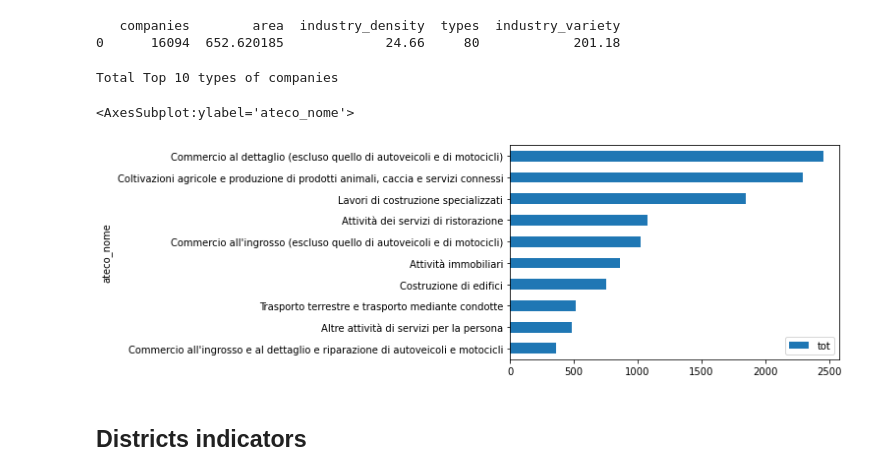
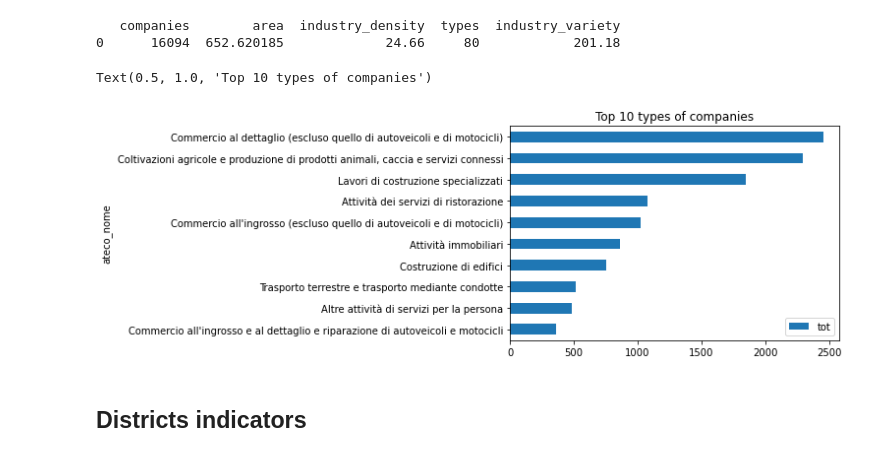
Before and after one commit to p-vale/citylife-indicators, a Jupyter notebook: industry-variety.ipynb, the cells around one changed output. Cells and saved outputs as stored; diff of their text form; code cells hidden in the pictures.

```diff
--- a/industry-variety.ipynb
+++ b/industry-variety.ipynb
@@ -175,13 +175,12 @@ print(ra)
 # %%
 variety_tot['tot'] = variety_tot['tot'].nlargest(n = 10) # mask top 10
 variety_tot = variety_tot.dropna( subset = ['tot'] ) # keep top 10
 variety_tot = variety_tot.sort_values( by = ['tot'] )
-print('Total Top 10 types of companies')
 variety_tot.plot.barh( x = 'ateco_nome', y = 'tot' )
+plt.title('Top 10 types of companies')
 # %% [output]
-Total Top 10 types of companies
+Text(0.5, 1.0, 'Top 10 types of companies')
-<AxesSubplot:ylabel='ateco_nome'>
-[figure, old version]
+[figure, new version]
 # %% [markdown]
 ## Districts indicators
 # %%
```
Also changed, not shown: parts of 6 cells of this notebook, 8 other files.
